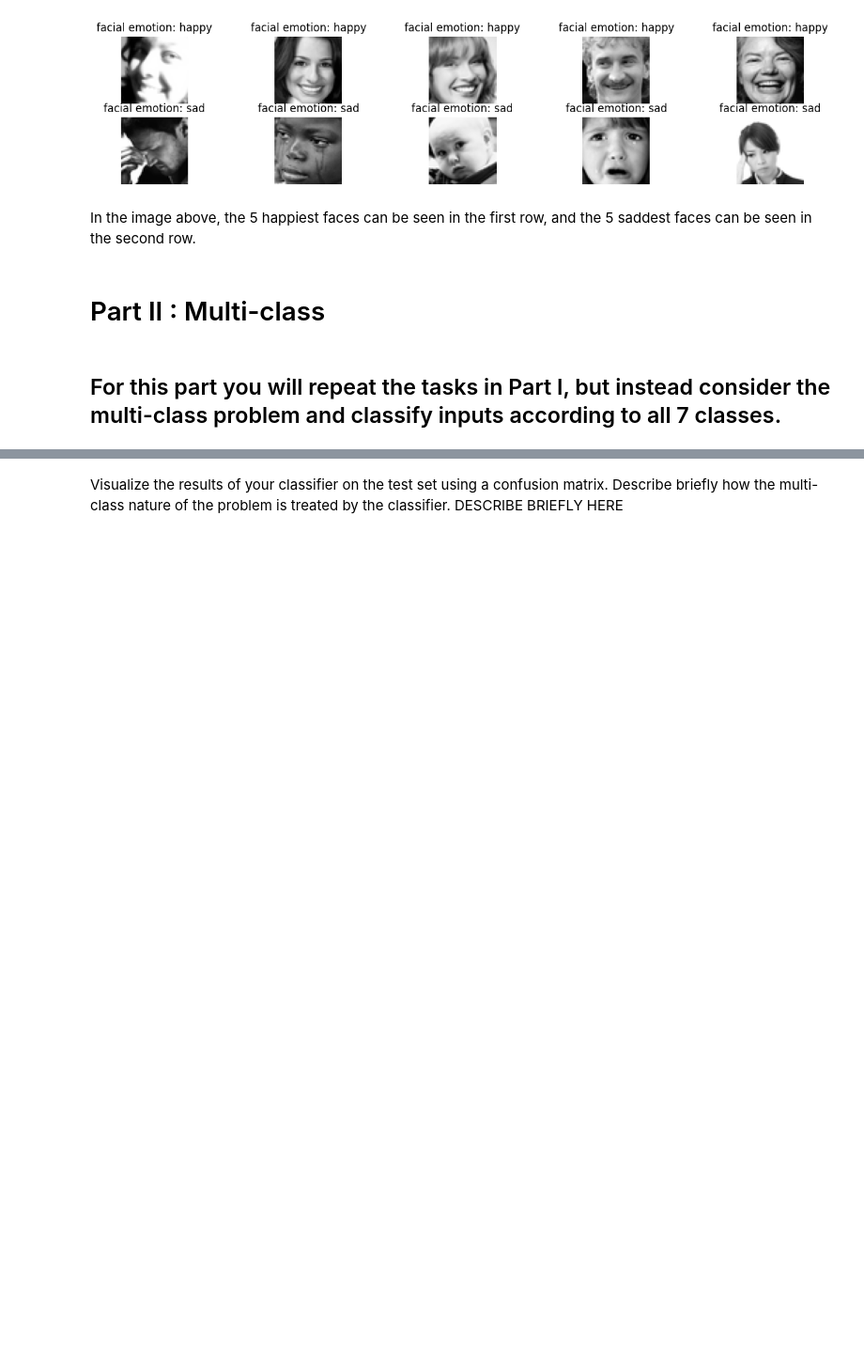
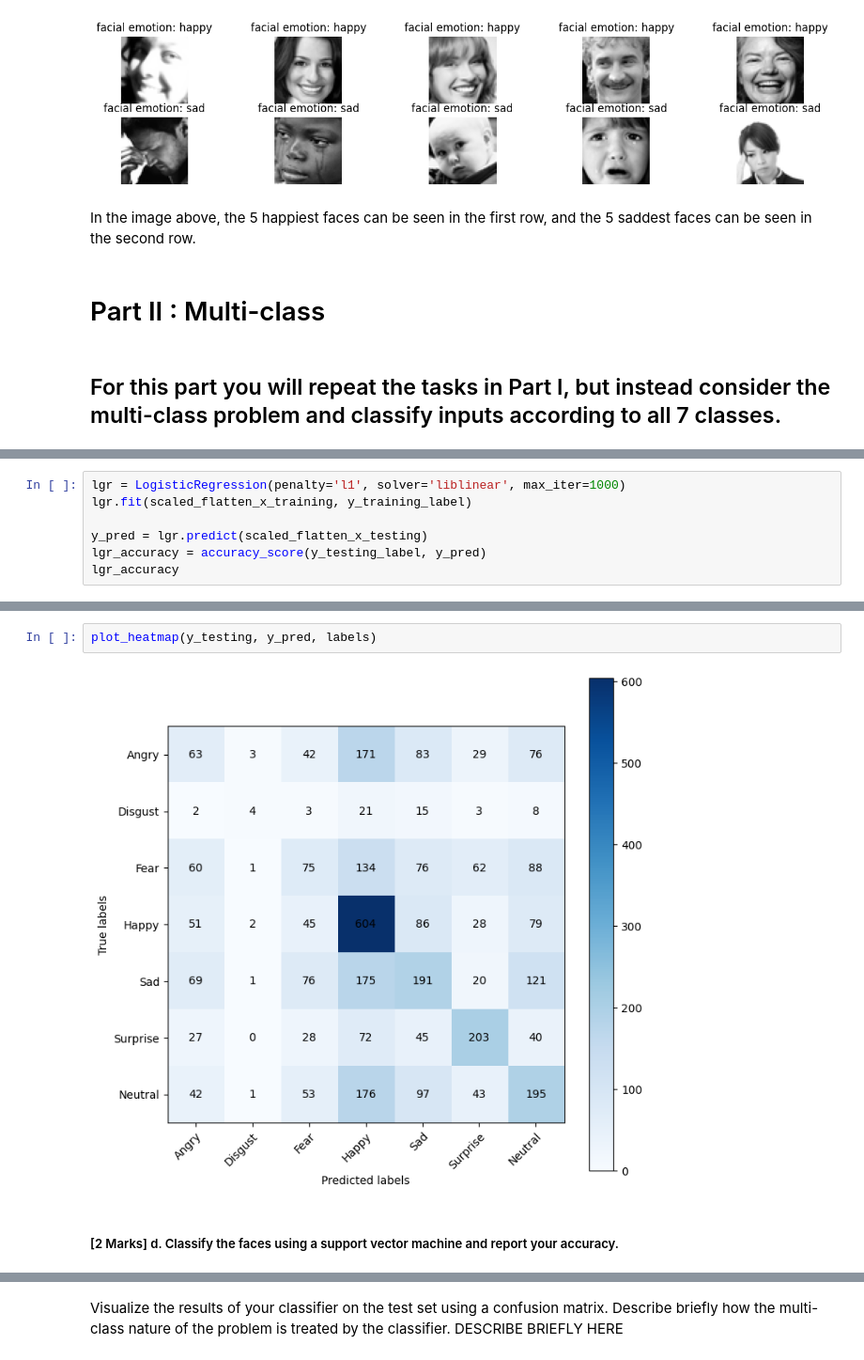
Before and after one commit to vitorhgomes/NN-Assignment1, a Jupyter notebook: AML-3104_Assignment-1_starterfile.ipynb, the cells around one changed output, grey strips where cells are left out. Shown: that part at 94% size. Drawn from its saved outputs; the diff is of its cells as text; blank space fills up the shorter version.

```diff
--- a/AML-3104_Assignment-1_starterfile.ipynb
+++ b/AML-3104_Assignment-1_starterfile.ipynb
@@ -416,0 +518,7 @@ In the image above, the 5 happiest faces can be seen in the first row, and the 5
+# %%
+lgr = LogisticRegression(penalty='l1', solver='liblinear', max_iter=1000)
+lgr.fit(scaled_flatten_x_training, y_training_label)
+
+y_pred = lgr.predict(scaled_flatten_x_testing)
+lgr_accuracy = accuracy_score(y_testing_label, y_pred)
+lgr_accuracy
@@ -416,0 +531,6 @@ In the image above, the 5 happiest faces can be seen in the first row, and the 5
+# %%
+plot_heatmap(y_testing, y_pred, labels)
+# %% [output]
+[figure, added]
+# %% [markdown]
+##### [2 Marks] d. Classify the faces using a support vector machine and report your accuracy.
```
Also changed, not shown: parts of 54 cells of this notebook.
